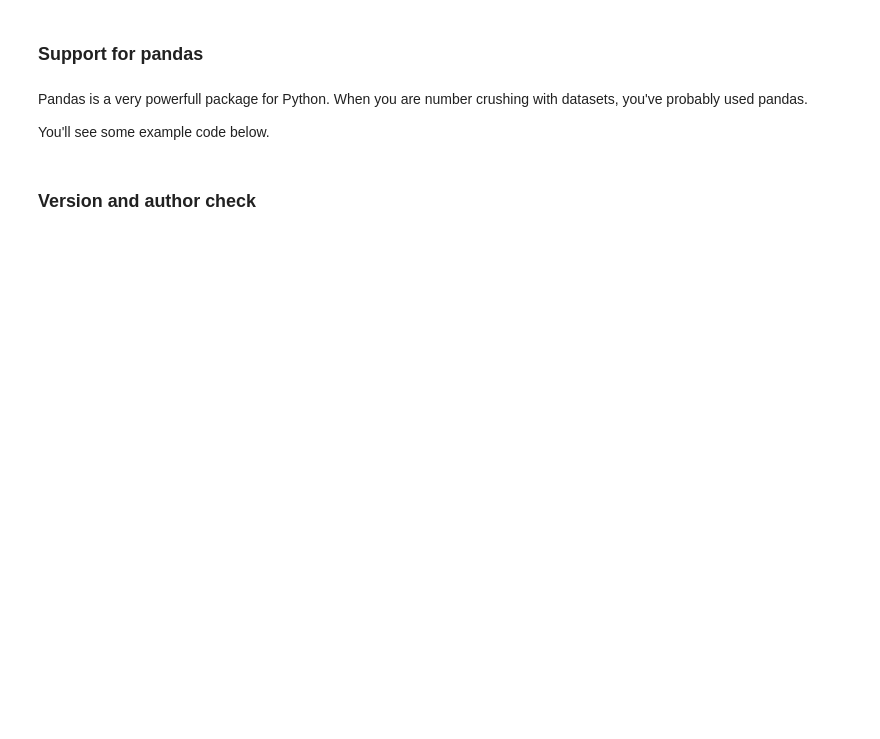
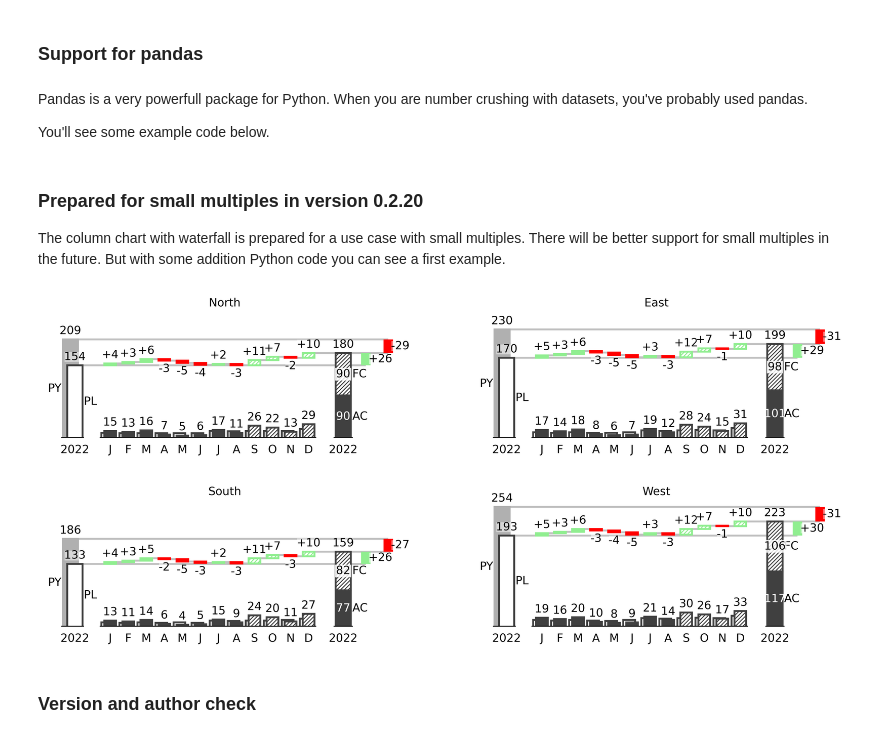
Before and after one commit to MarcelW1323/clean_business_chart, a Jupyter notebook: Welcome_to_the_ColumnWithWaterfall_from_Clean_Business_Chart.ipynb, the cells around one changed output. Drawn from its saved outputs; the diff is of its cells as text; code cells hidden in the pictures; blank space fills up the shorter version.

```diff
--- a/Welcome_to_the_ColumnWithWaterfall_from_Clean_Business_Chart.ipynb
+++ b/Welcome_to_the_ColumnWithWaterfall_from_Clean_Business_Chart.ipynb
@@ -225,6 +241,66 @@ df = pd.read_excel('datafile.xlsx')
 # uncomment the line above. The order of AC, FC, PL or PY can be different
 
 chart3 = cbc.ColumnWithWaterfall(data=df, preferred_base_scenario='PL', title=title_dict)
+# %% [markdown]
+### Prepared for small multiples in version 0.2.20
+
+The column chart with waterfall is prepared for a use case with small multiples. There will be better support for small multiples in the future. But with some addition Python code you can see a first example.
+# %%
+import matplotlib.pyplot as plt
+import clean_business_chart as cbc
+
+fig, axes = plt.subplots(nrows=2, ncols=2, sharey='all', figsize=(15,6), dpi=600)
+
+# Dataset 1 - North (top-left)
+testdataset1 = {'PY': [14, 16, 14, 17, 19, 17, 19, 22, 16, 17, 16, 22],
+                'PL': [11, 10, 10, 10, 10, 10, 15, 14, 15, 15, 15, 19],
+                'AC': [15, 13, 16, 7, 5, 6, 17, 11],
+                'FC': [0, 0, 0, 0, 0, 0, 0, 0, 26, 22, 13, 29],
+                'Year': 2022}
+testgraph1 = cbc.ColumnWithWaterfall(data=testdataset1, preferred_base_scenario='PL',
+                                     multiplier='m', force_zero_decimals=True,
+                                     fig=fig, ax=axes[0,0])
+axes[0,0].set_title('North')
+
+# Dataset 2 - East (top-right)
+testdataset2 = {'PY': [16, 18, 15, 19, 21, 18, 20, 24, 17, 19, 18, 25],
+                'PL': [12, 11, 12, 11, 11, 12, 16, 15, 16, 17, 16, 21],
+                'AC': [17, 14, 18, 8, 6, 7, 19, 12],
+                'FC': [0, 0, 0, 0, 0, 0, 0, 0, 28, 24, 15, 31],
+                'Year': 2022}
+testgraph2 = cbc.ColumnWithWaterfall(data=testdataset2, preferred_base_scenario='PL',
+                                     multiplier='m', force_zero_decimals=True,
+                                     fig=fig, ax=axes[0,1])
+axes[0,1].set_title('East')
+
+# Dataset 3 - South (bottom-left)
+testdataset3 = {'PY': [12, 14, 13, 15, 17, 15, 17, 20, 14, 15, 14, 20],
+                'PL': [9, 8, 9, 8, 9, 8, 13, 12, 13, 13, 14, 17],
+                'AC': [13, 11, 14, 6, 4, 5, 15, 9],
+                'FC': [0, 0, 0, 0, 0, 0, 0, 0, 24, 20, 11, 27],
+                'Year': 2022}
+testgraph3 = cbc.ColumnWithWaterfall(data=testdataset3, preferred_base_scenario='PL',
+                                     multiplier='m', force_zero_decimals=True,
+                                     fig=fig, ax=axes[1,0])
+axes[1,0].set_title('South')
+
+# Dataset 4 - West (bottom-right)
+testdataset4 = {'PY': [18, 20, 17, 21, 23, 20, 22, 26, 19, 21, 20, 27],
+                'PL': [14, 13, 14, 13, 12, 14, 18, 17, 18, 19, 18, 23],
+                'AC': [19, 16, 20, 10, 8, 9, 21, 14],
+                'FC': [0, 0, 0, 0, 0, 0, 0, 0, 30, 26, 17, 33],
+                'Year': 2022}
+testgraph4 = cbc.ColumnWithWaterfall(data=testdataset4, preferred_base_scenario='PL',
+                                     multiplier='m', force_zero_decimals=True,
+                                     fig=fig, ax=axes[1,1])
+axes[1,1].set_title('West')
+
+# Add some whitespace between the chart-rows
+plt.subplots_adjust(hspace=0.5)
+
+plt.show()
+# %% [output]
+[figure, added]
 # %% [markdown]
 ### Version and author check
 # %%
```
Also changed, not shown: parts of 5 cells of this notebook, 7 other files.
